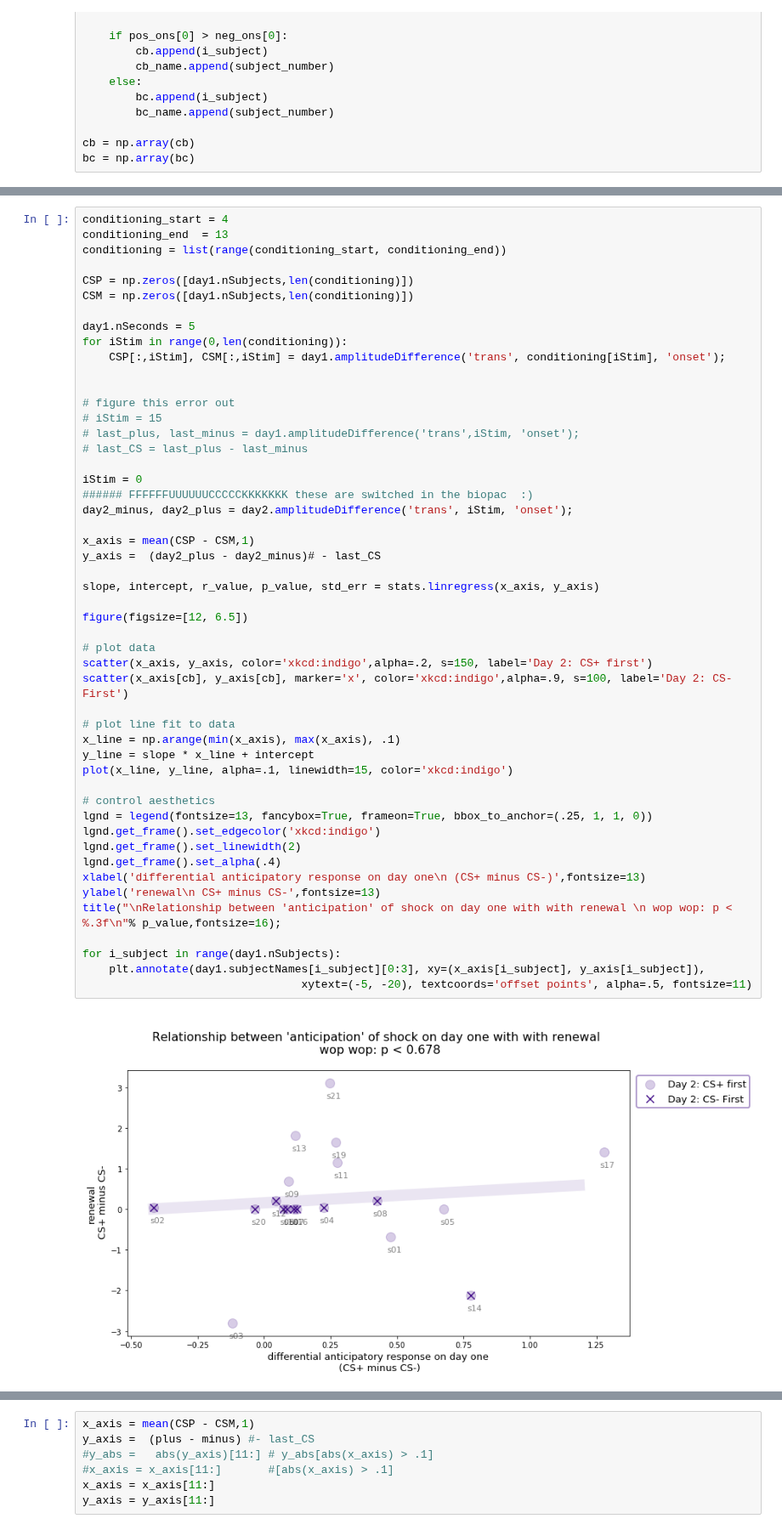
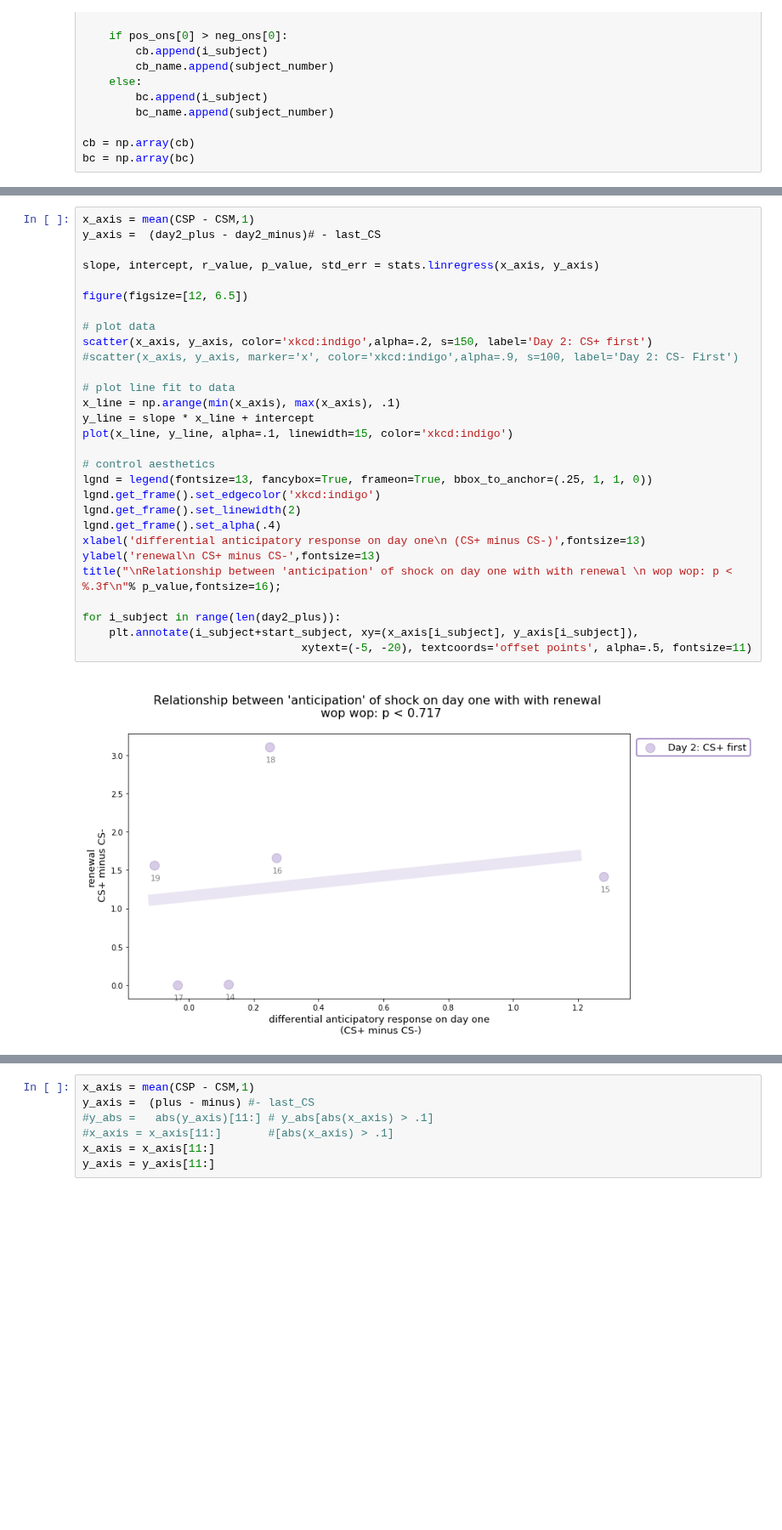
Before and after one commit to tzler/social_structure_learning, a Jupyter notebook: analysis/scr/adapting_fyp_analysis-4-replication.ipynb, the cells around one changed output, grey strips where cells are left out. Shown at 85% size. Drawn from its saved outputs; the diff is of its cells as text; blank space fills up the shorter version.

```diff
--- a/analysis/scr/adapting_fyp_analysis-4-replication.ipynb
+++ b/analysis/scr/adapting_fyp_analysis-4-replication.ipynb
@@ -45,53 +77,32 @@ bc = np.array(bc)
 # %%
-conditioning_start = 4
-conditioning_end  = 13
-conditioning = list(range(conditioning_start, conditioning_end))
-
-CSP = np.zeros([day1.nSubjects,len(conditioning)])
-CSM = np.zeros([day1.nSubjects,len(conditioning)])
-
-day1.nSeconds = 5
-for iStim in range(0,len(conditioning)):
-    CSP[:,iStim], CSM[:,iStim] = day1.amplitudeDifference('trans', conditioning[iStim], 'onset');
-
-
-# figure this error out
-# iStim = 15
-# last_plus, last_minus = day1.amplitudeDifference('trans',iStim, 'onset');
-# last_CS = last_plus - last_minus
-
-iStim = 0
-###### FFFFFFUUUUUUCCCCCKKKKKKK these are switched in the biopac  :)
-day2_minus, day2_plus = day2.amplitudeDifference('trans', iStim, 'onset');
-
 x_axis = mean(CSP - CSM,1)
 y_axis =  (day2_plus - day2_minus)# - last_CS
 
 slope, intercept, r_value, p_value, std_err = stats.linregress(x_axis, y_axis)
 
 figure(figsize=[12, 6.5])
 
 # plot data
 scatter(x_axis, y_axis, color='xkcd:indigo',alpha=.2, s=150, label='Day 2: CS+ first')
-scatter(x_axis[cb], y_axis[cb], marker='x', color='xkcd:indigo',alpha=.9, s=100, label='Day 2: CS- First')
+#scatter(x_axis, y_axis, marker='x', color='xkcd:indigo',alpha=.9, s=100, label='Day 2: CS- First')
 
 # plot line fit to data
 x_line = np.arange(min(x_axis), max(x_axis), .1)
 y_line = slope * x_line + intercept
 plot(x_line, y_line, alpha=.1, linewidth=15, color='xkcd:indigo')
 
 # control aesthetics
 lgnd = legend(fontsize=13, fancybox=True, frameon=True, bbox_to_anchor=(.25, 1, 1, 0))
 lgnd.get_frame().set_edgecolor('xkcd:indigo')
 lgnd.get_frame().set_linewidth(2)
 lgnd.get_frame().set_alpha(.4)
 xlabel('differential anticipatory response on day one\n (CS+ minus CS-)',fontsize=13)
 ylabel('renewal\n CS+ minus CS-',fontsize=13)
 title("\nRelationship between 'anticipation' of shock on day one with with renewal \n wop wop: p < %.3f\n"% p_value,fontsize=16);
 
-for i_subject in range(day1.nSubjects):
-    plt.annotate(day1.subjectNames[i_subject][0:3], xy=(x_axis[i_subject], y_axis[i_subject]),
+for i_subject in range(len(day2_plus)):
+    plt.annotate(i_subject+start_subject, xy=(x_axis[i_subject], y_axis[i_subject]),
                                  xytext=(-5, -20), textcoords='offset points', alpha=.5, fontsize=11)
 # %% [output]
-[figure, old version]
+[figure, new version]
 # %%
```
Also changed, not shown: parts of 19 cells of this notebook, 2 other files.
